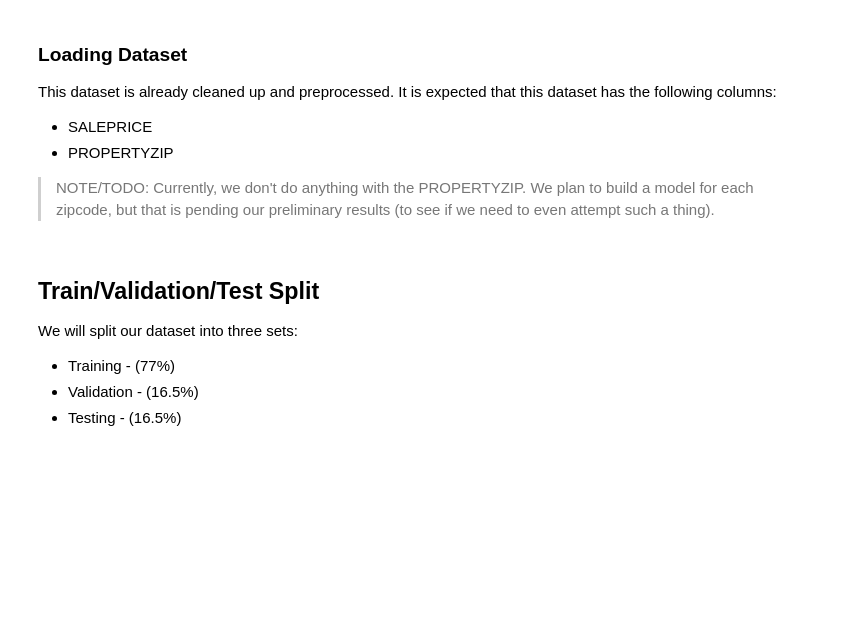
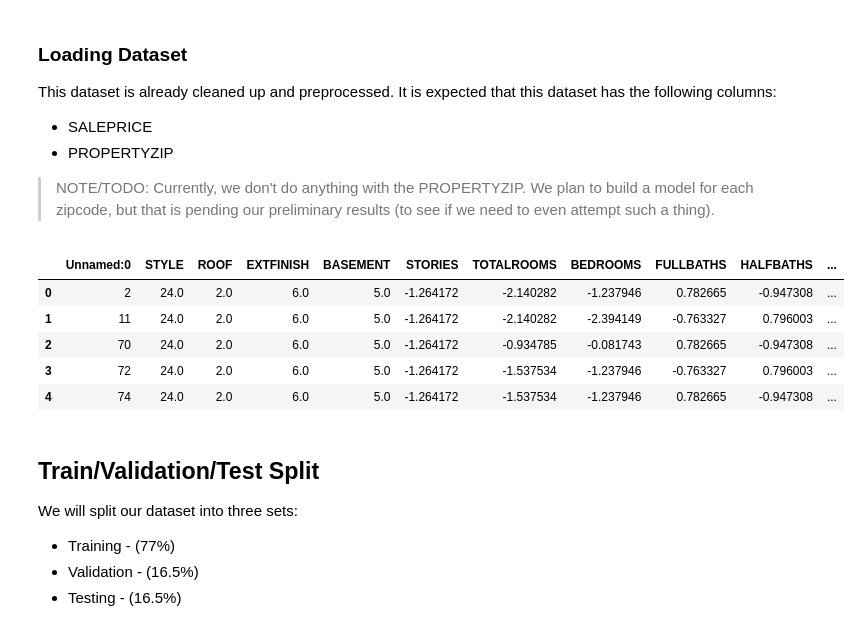
Before and after one commit to wonch002/Home-Value-Prediction, a Jupyter notebook: notebooks/Modeling.ipynb, the cells around one changed output. Saved outputs shown, nothing was run; the diff lists cells and outputs as text; code cells hidden in the pictures; blank space fills up the shorter version.

```diff
--- a/notebooks/Modeling.ipynb
+++ b/notebooks/Modeling.ipynb
@@ -34,6 +34,15 @@ data = data.rename(columns=column_mapping)
 
 # Drop Nulls
 data = data.dropna()
+# %%
+data.head()
+# %% [output]
+|  | Unnamed:0 | STYLE | ROOF | EXTFINISH | BASEMENT | STORIES | TOTALROOMS | BEDROOMS | FULLBATHS | HALFBATHS | ... |
+| 0 | 2 | 24.0 | 2.0 | 6.0 | 5.0 | -1.264172 | -2.140282 | -1.237946 | 0.782665 | -0.947308 | ... |
+| 1 | 11 | 24.0 | 2.0 | 6.0 | 5.0 | -1.264172 | -2.140282 | -2.394149 | -0.763327 | 0.796003 | ... |
+| 2 | 70 | 24.0 | 2.0 | 6.0 | 5.0 | -1.264172 | -0.934785 | -0.081743 | 0.782665 | -0.947308 | ... |
+| 3 | 72 | 24.0 | 2.0 | 6.0 | 5.0 | -1.264172 | -1.537534 | -1.237946 | -0.763327 | 0.796003 | ... |
+| 4 | 74 | 24.0 | 2.0 | 6.0 | 5.0 | -1.264172 | -1.537534 | -1.237946 | 0.782665 | -0.947308 | ... |
 # %% [markdown]
 ## Train/Validation/Test Split
 
```
Also changed, not shown: parts of 43 cells of this notebook.
